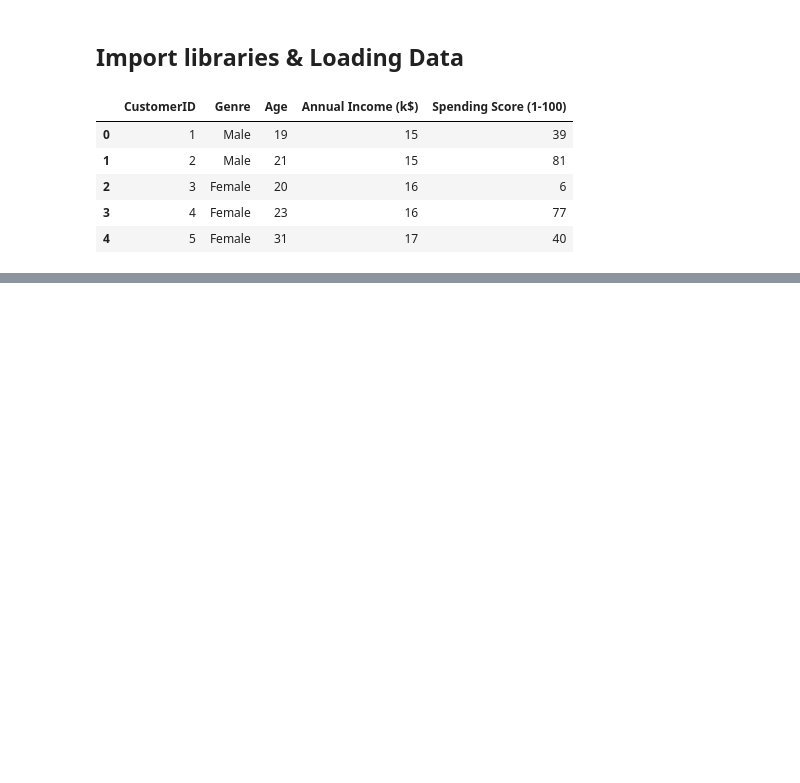
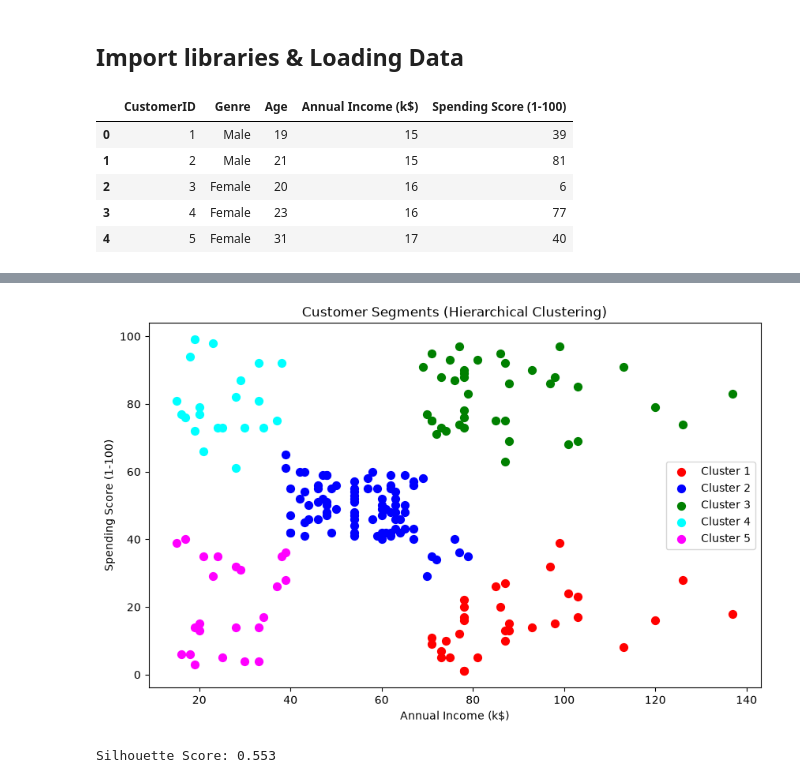
Before and after one commit to neeraj654123/Data-Science, a Jupyter notebook: Unsupervised Learning K Means/02_Hirarchical_clusterig.ipynb, the cells around one changed output, grey strips where cells are left out. Drawn from its saved outputs; the diff is of its cells as text; code cells hidden in the pictures; blank space fills up the shorter version.

Commit message:
Hirarchical Clustering

```diff
--- a/Unsupervised Learning K Means/02_Hirarchical_clusterig.ipynb
+++ b/Unsupervised Learning K Means/02_Hirarchical_clusterig.ipynb
@@ -19,0 +41,6 @@ df.head()
+# %%
+# Fit Agglomerative Hierarchical Clustering
+hc = AgglomerativeClustering(n_clusters=5, metric='euclidean', linkage='ward')
+
+y_hc = hc.fit_predict(X)
+y_hc
@@ -19,0 +58,31 @@ df.head()
+# %%
+# Visualize the Clusters
+plt.figure(figsize=(10, 6))
+
+plt.scatter(X[y_hc == 0, 0], X[y_hc == 0, 1], s=50, c='red', label='Cluster 1')
+
+plt.scatter(X[y_hc == 1, 0], X[y_hc == 1, 1], s=50, c='blue', label='Cluster 2')
+
+plt.scatter(X[y_hc == 2, 0], X[y_hc == 2, 1], s=50, c='green', label='Cluster 3')
+plt.scatter(X[y_hc == 3, 0], X[y_hc == 3, 1], s=50, c='cyan', label='Cluster 4')
+plt.scatter(X[y_hc == 4, 0], X[y_hc == 4, 1], s=50, c='magenta', label='Cluster 5')
+
+plt.title("Customer Segments (Hierarchical Clustering)")
+
+plt.xlabel("Annual Income (k$)")
+plt.ylabel("Spending Score (1-100)")
+plt.legend()
+plt.show()
+# %% [output]
+[figure, added]
+# %%
+from sklearn.metrics import silhouette_score
+# Select features for silhouette calculation (without CustomerID or Cluster label)
+
+X = df[["Annual Income (k$)", "Spending Score (1-100)"]]
+
+# Compute silhouette score
+score = silhouette_score(X, y_hc)
+print("Silhouette Score:", round(score, 3))
+# %% [output]
+Silhouette Score: 0.553
```
Also changed, not shown: parts of 3 cells of this notebook.
